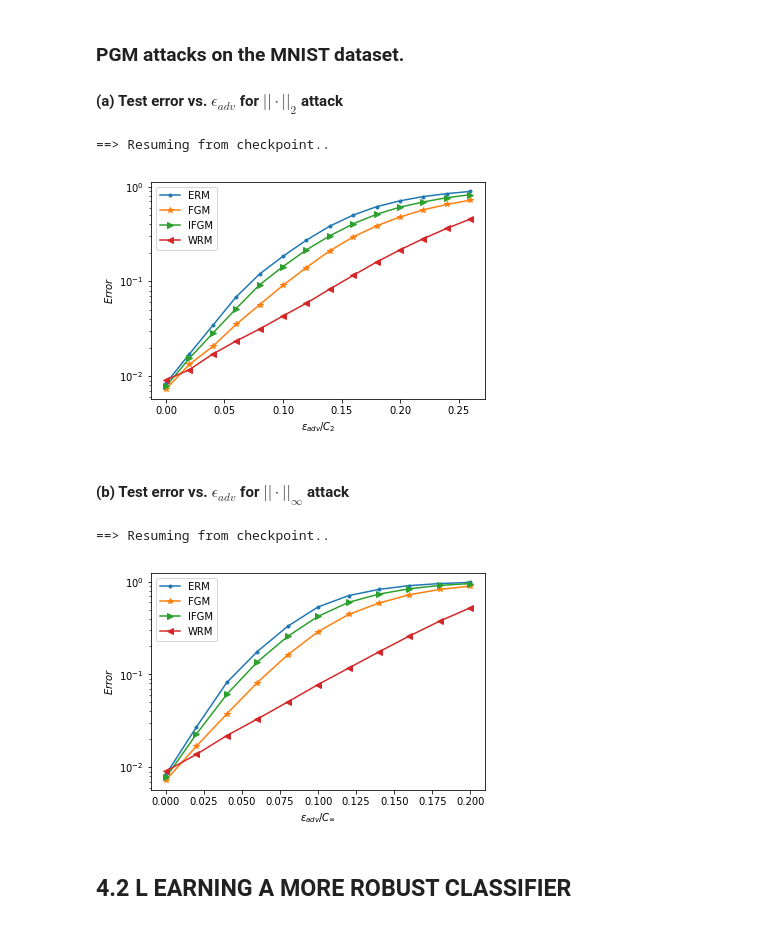
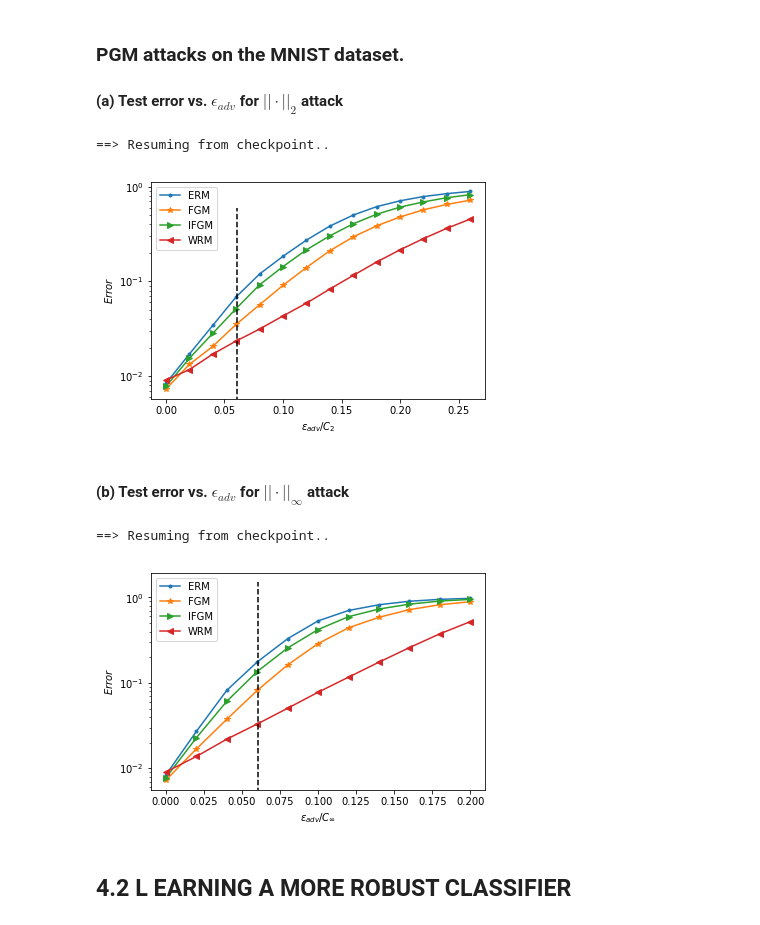
Before and after one commit to fanxiao001/ift6135-assignment, a Jupyter notebook: project/ift6135_projet.ipynb, the cells around one changed output. Saved outputs shown, nothing was run; the diff lists cells and outputs as text; code cells hidden in the pictures.

```diff
--- a/project/ift6135_projet.ipynb
+++ b/project/ift6135_projet.ipynb
@@ -313,8 +313,8 @@ MAX_LR0=0.08
 GAMMA=2
 importlib.reload(main)
 model = main.MLP('elu')
-net_WRM, train_hist = main.loadCheckpoint(model,'syn_WRM_ep30')
-fig = main.plot_certificate(net_WRM,train_hist['loss_maxItr'][-1],GAMMA,valid_data_loader,MAX_LR0)
+model_WRM, train_hist = main.loadCheckpoint(model,'syn_WRM_ep30')
+fig = main.plot_certificate(model_WRM,train_hist['loss_maxItr'][-1],GAMMA,valid_data_loader,MAX_LR0)
 fig.legend()
 fig.savefig('fig2-syn.pdf')
 # %% [output]
@@ -374,17 +374,23 @@ Mean of Mnist norm (C2) = tensor(9.2111)
 ### Certiﬁcate against the out-of-sample (MNIST test) worst-case performance $sup_{P:W_c(P,P_0)≤\rho} E_P[l(\theta;Z)]$ for WRM with ELU’s
 # %%
 model = mnist.Mnist_Estimateur()
-net_WRM, list_certi = main.loadCheckpoint(model,'mnist_attack_pgm_list_certificate2')
+#mnist_certificate_train_data
+#mnist_certificate2
+#mnist_certificate_test_data
+net_WRM, list_certi = main.loadCheckpoint(model,'mnist_certificate_test_data')
 certificate=list_certi['list_certi']
 list_rho=list_certi['list_rho']
 list_worst=list_certi['list_worst']
 plt.plot(list_rho,list_worst, c='red', label=r"Test worst-case: $\sup_{P:W_c(P,\hat{P}_{test}) \leq \rho } E_P [l(\theta_{WRM};Z)]$")
-plt.plot(np.array(range(0,400,50))/100.0,certificate,c='blue', label=r"Certificate: $E_{\hat{P}_n}[\phi_{\gamma}(\theta_{WRM};Z)]+\gamma \rho$")
+plt.plot(np.array(range(0,420,30))/100.0,certificate,c='blue', label=r"Certificate: $E_{\hat{P}_n}[\phi_{\gamma}(\theta_{WRM};Z)]+\gamma \rho$")
+# plt.plot(np.array(range(0,400,50))/100.0,certificate,c='blue', label=r"Certificate: $E_{\hat{P}_n}[\phi_{\gamma}(\theta_{WRM};Z)]+\gamma \rho$")
+last_rho_train=0.312
+plt.plot([last_rho_train,last_rho_train],[0.0,1.6], linestyle="--", c="black")
 plt.xlabel(r"$\rho$")
 plt.xlim([0.0,3.6])
 plt.ylim([0.0,2.0])
 plt.xticks([0,0.5,1,1.5,2,2.5,3,3.5])
 plt.legend(loc="lower right")
-fig.savefig('fig2-mnist.pdf')
+plt.savefig('fig2-mnist-t15-ep30.pdf')
 # %% [output]
 ==> Resuming from checkpoint..
@@ -391,0 +402,20 @@ fig.savefig('fig2-mnist.pdf')
+# %%
+importlib.reload(mnist)
+model = mnist.Mnist_Estimateur()
+#mnist_ep1_certificate_test_data
+net_WRM, list_certi = main.loadCheckpoint(model,'mnist_lrx_ep2_certificate_test_data')
+certificate=list_certi['list_certi']
+list_rho=list_certi['list_rho']
+list_worst=list_certi['list_worst']
+plt.plot(list_rho,list_worst, c='red', label=r"Test worst-case: $\sup_{P:W_c(P,\hat{P}_{test}) \leq \rho } E_P [l(\theta_{WRM};Z)]$")
+plt.plot(np.array(range(0,420,30))/100.0,certificate,c='blue', label=r"Certificate: $E_{\hat{P}_n}[\phi_{\gamma}(\theta_{WRM};Z)]+\gamma \rho$")
+# plt.plot(np.array(range(0,400,50))/100.0,certificate,c='blue', label=r"Certificate: $E_{\hat{P}_n}[\phi_{\gamma}(\theta_{WRM};Z)]+\gamma \rho$")
+# last_rho_train=0.879 #ep1,t15, max_lr0.04
+last_rho_train=0.868 #ep1,t15, max_lr0.07
+plt.plot([last_rho_train,last_rho_train],[0.0,1.6], linestyle="--", c="black")
+plt.xlabel(r"$\rho$")
+plt.xlim([0.0,3.6])
+plt.ylim([0.0,1.8])
+plt.xticks([0,0.5,1,1.5,2,2.5,3,3.5])
+plt.legend(loc="lower right")
+plt.savefig('fig2-mnist_ep1.pdf')
@@ -403,6 +438,7 @@ plt.plot(epsilons,list_p2[0],linestyle='-', marker ='.',label=labels[0])
 plt.plot(epsilons,list_p2[1],linestyle='-', marker ='*',label=labels[1])
 plt.plot(epsilons,list_p2[2],linestyle='-', marker ='>',label=labels[2])
 plt.plot(epsilons,list_p2[3],linestyle='-', marker ='<',label=labels[3])
+plt.plot([0.5586/9.21,0.5586/9.21],[0.0,0.6], linestyle="--", c="black")
 plt.yscale('log')
 plt.xlabel(r"$\epsilon_{adv}/C_{2}$")
 plt.ylabel(r"$Error$")
@@ -414,30 +450,31 @@ plt.show()
 # plt.close()
 # %% [output]
 ==> Resuming from checkpoint..
-[figure, old version]
+[figure, new version]
 # %% [markdown]
 #### (b) Test error vs. $\epsilon_{adv}$ for $||·||_{\infty}$ attack
 # %%
 model = mnist.Mnist_Estimateur()
 _,list_p0= main.loadCheckpoint(model,'mnist_attack_pgm_p0_list_errs')
 epsilons = np.array(range(0,22,2))/100.0
 labels =['ERM','FGM','IFGM','WRM']
 
 plt.plot(epsilons,list_p0[0],linestyle='-', marker ='.',label=labels[0])
 plt.plot(epsilons,list_p0[1],linestyle='-', marker ='*',label=labels[1])
 plt.plot(epsilons,list_p0[2],linestyle='-', marker ='>',label=labels[2])
 plt.plot(epsilons,list_p0[3],linestyle='-', marker ='<',label=labels[3])
+plt.plot([0.5586/9.21,0.5586/9.21],[0.0,1.5], linestyle="--", c="black")
 plt.yscale('log')
 plt.xlabel(r"$\epsilon_{adv}/C_{\infty}$")
 plt.ylabel(r"$Error$")
 # plt.title(r"$\hat\rho_{test}$ vs. $1/\gamma_{adv}$")
 plt.legend()
 plt.savefig('figure3_attack_pgm_p0.pdf')
 plt.show()
 # plt.close()
 # %% [output]
 ==> Resuming from checkpoint..
-[figure, old version]
+[figure, new version]
 # %% [markdown]
 ## 4.2 L EARNING A MORE ROBUST CLASSIFIER
 # %%
```
Also changed, not shown: parts of 6 cells of this notebook, 2 other files.
